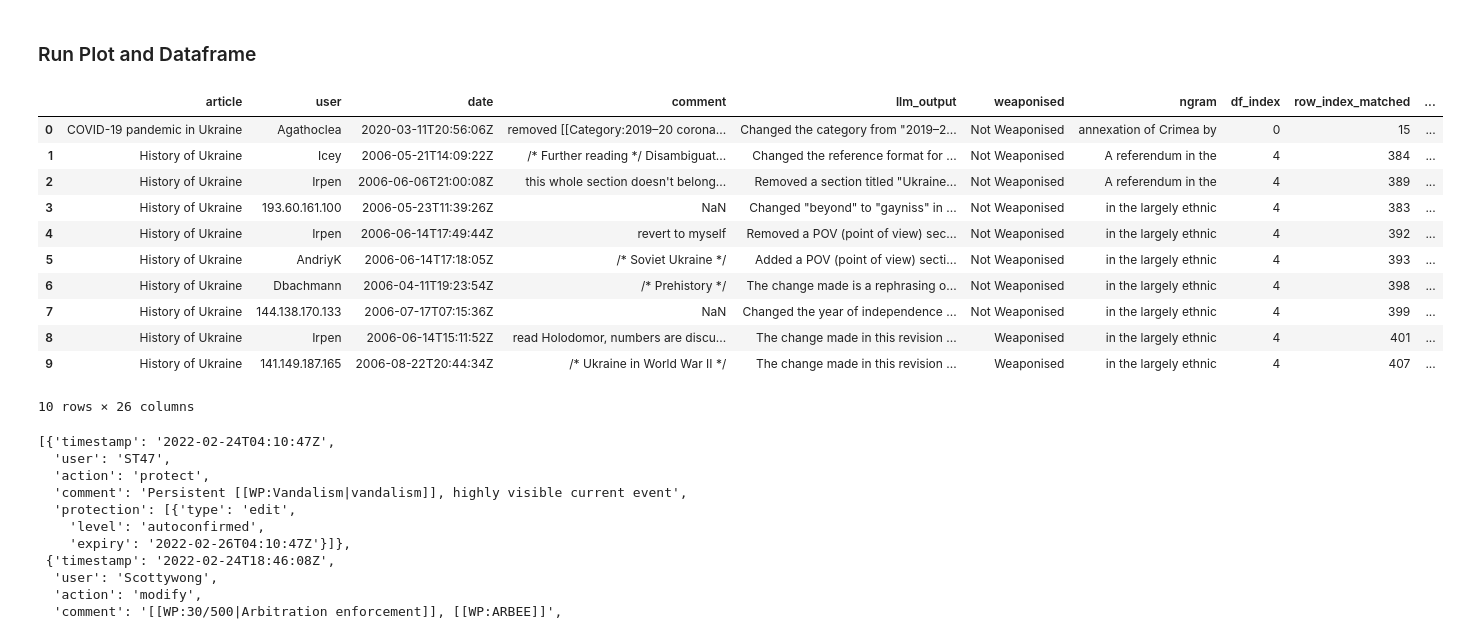
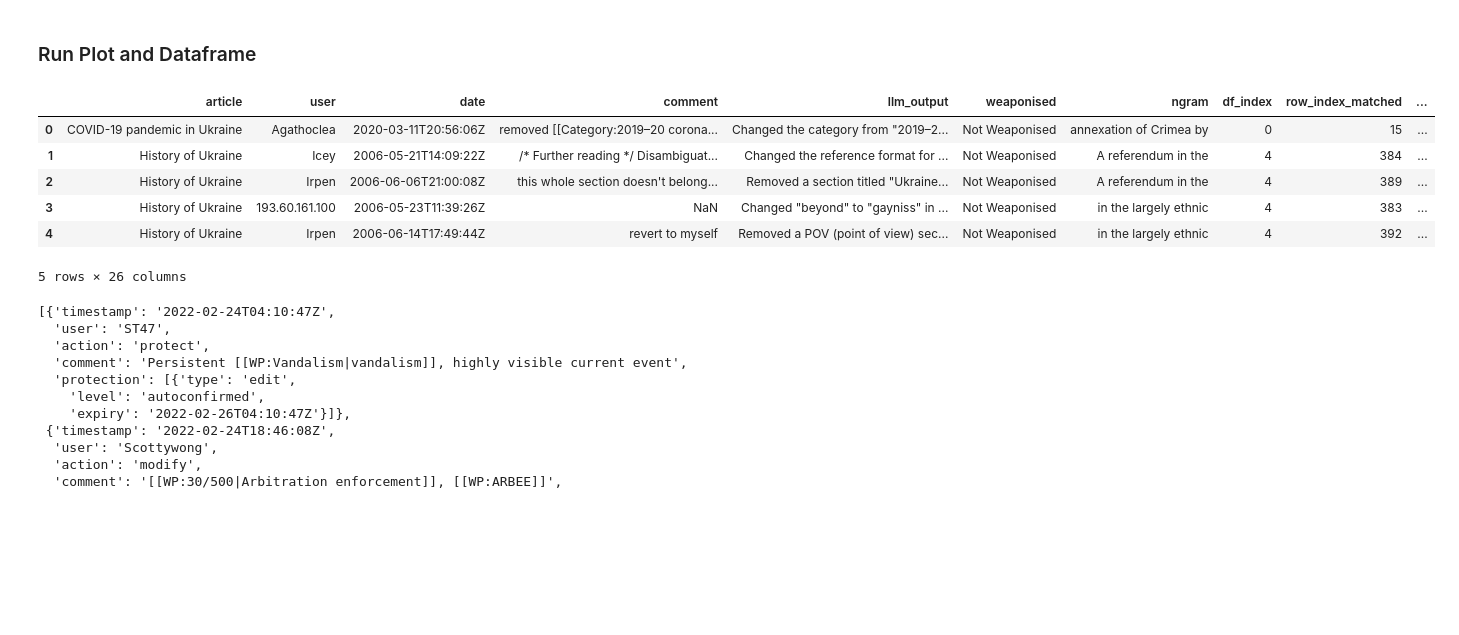
Before and after one commit to dh-epfl-students/dhlab-cultural-weaponisation-ukraine-benchmark, a Jupyter notebook: notebooks/Policy Analysis/protection_analysis.ipynb, the cells around one changed output. Saved outputs shown, nothing was run; the diff lists cells and outputs as text; code cells hidden in the pictures; blank space fills up the shorter version.

```diff
--- a/notebooks/Policy Analysis/protection_analysis.ipynb
+++ b/notebooks/Policy Analysis/protection_analysis.ipynb
@@ -535,20 +535,15 @@ df_protect = timelines_to_dataframe(timelines)
 # %%
 df_merge = df.copy()
 # %%
-df_merge.head(10)
+df_merge.head()
 # %% [output]
 |  | article | user | date | comment | llm_output | weaponised | ngram | df_index | row_index_matched | ... |
 | 0 | COVID-19 pandemic in Ukraine | Agathoclea | 2020-03-11T20:56:06Z | removed [[Category:2019–20 corona... | Changed the category from "2019–2... | Not Weaponised | annexation of Crimea by | 0 | 15 | ... |
 | 1 | History of Ukraine | Icey | 2006-05-21T14:09:22Z | /* Further reading */ Disambiguat... | Changed the reference format for ... | Not Weaponised | A referendum in the | 4 | 384 | ... |
 | 2 | History of Ukraine | Irpen | 2006-06-06T21:00:08Z | this whole section doesn't belong... | Removed a section titled "Ukraine... | Not Weaponised | A referendum in the | 4 | 389 | ... |
 | 3 | History of Ukraine | 193.60.161.100 | 2006-05-23T11:39:26Z | NaN | Changed "beyond" to "gayniss" in ... | Not Weaponised | in the largely ethnic | 4 | 383 | ... |
 | 4 | History of Ukraine | Irpen | 2006-06-14T17:49:44Z | revert to myself | Removed a POV (point of view) sec... | Not Weaponised | in the largely ethnic | 4 | 392 | ... |
-| 5 | History of Ukraine | AndriyK | 2006-06-14T17:18:05Z | /* Soviet Ukraine */ | Added a POV (point of view) secti... | Not Weaponised | in the largely ethnic | 4 | 393 | ... |
-| 6 | History of Ukraine | Dbachmann | 2006-04-11T19:23:54Z | /* Prehistory */ | The change made is a rephrasing o... | Not Weaponised | in the largely ethnic | 4 | 398 | ... |
-| 7 | History of Ukraine | 144.138.170.133 | 2006-07-17T07:15:36Z | NaN | Changed the year of independence ... | Not Weaponised | in the largely ethnic | 4 | 399 | ... |
-| 8 | History of Ukraine | Irpen | 2006-06-14T15:11:52Z | read Holodomor, numbers are discu... | The change made in this revision ... | Weaponised | in the largely ethnic | 4 | 401 | ... |
-| 9 | History of Ukraine | 141.149.187.165 | 2006-08-22T20:44:34Z | /* Ukraine in World War II */ | The change made in this revision ... | Weaponised | in the largely ethnic | 4 | 407 | ... |
-10 rows × 26 columns
+5 rows × 26 columns
 # %%
 #df_protect[df_protect['article'] == '2022 Russian invasion of Ukraine']
 hist['2022 Russian invasion of Ukraine']
```
Also changed, not shown: parts of 5 cells of this notebook, 20 other files.
